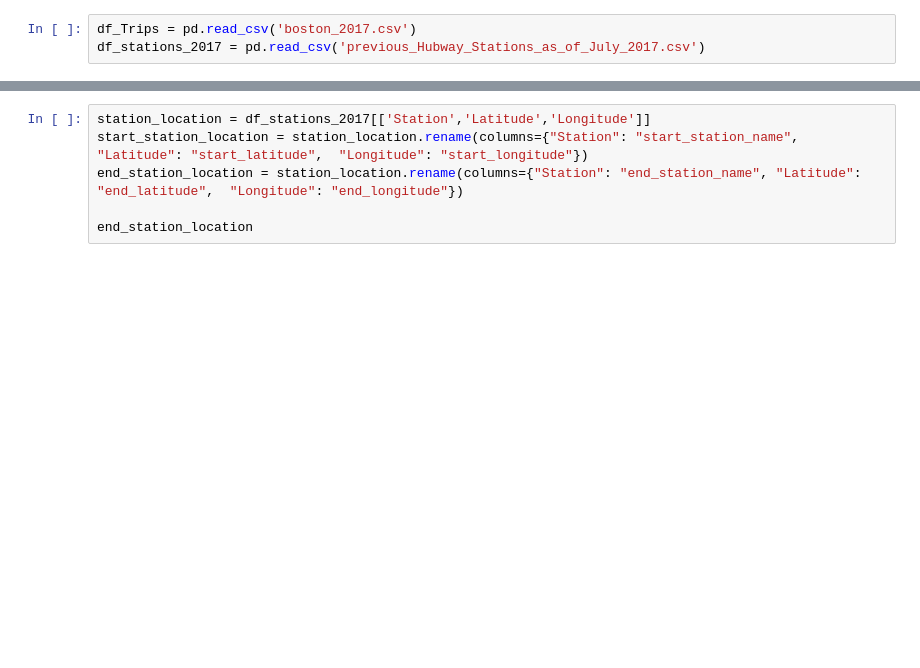
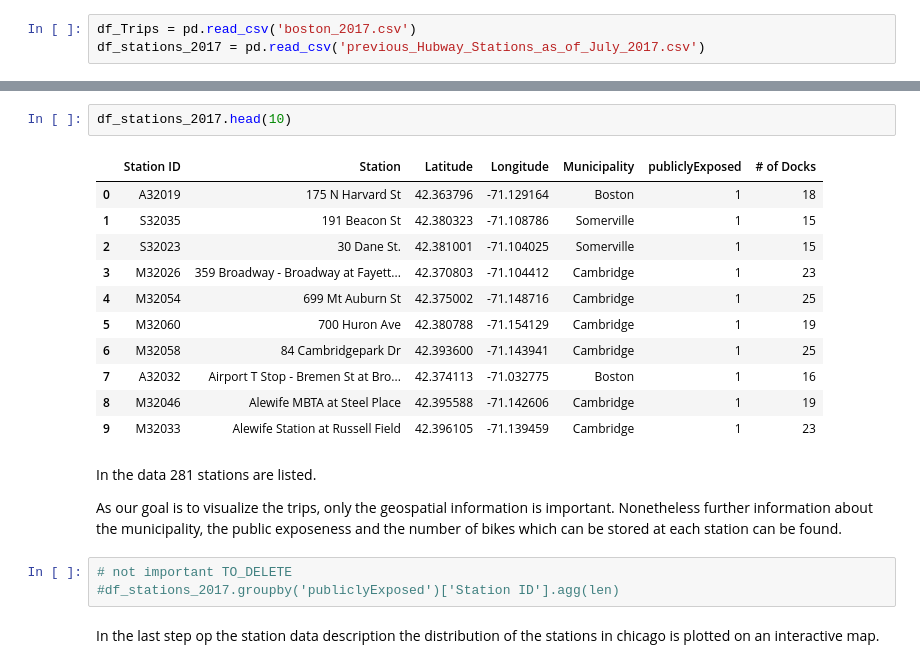
Before and after one commit to NinoVo931/AA_Project, a Jupyter notebook: Station_Cleaning.ipynb, the cells around one changed output, grey strips where cells are left out. Cells and saved outputs as stored; diff of their text form; blank space fills up the shorter version.

```diff
--- a/Station_Cleaning.ipynb
+++ b/Station_Cleaning.ipynb
@@ -16,6 +36,24 @@ df_stations_2017.info()
-# %%
-station_location = df_stations_2017[['Station','Latitude','Longitude']]
-start_station_location = station_location.rename(columns={"Station": "start_station_name", "Latitude": "start_latitude",  "Longitude": "start_longitude"})
-end_station_location = station_location.rename(columns={"Station": "end_station_name", "Latitude": "end_latitude",  "Longitude": "end_longitude"})
-
-end_station_location
+# %%
+df_stations_2017.head(10)
+# %% [output]
+|  | Station ID | Station | Latitude | Longitude | Municipality | publiclyExposed | # of Docks |
+| 0 | A32019 | 175 N Harvard St | 42.363796 | -71.129164 | Boston | 1 | 18 |
+| 1 | S32035 | 191 Beacon St | 42.380323 | -71.108786 | Somerville | 1 | 15 |
+| 2 | S32023 | 30 Dane St. | 42.381001 | -71.104025 | Somerville | 1 | 15 |
+| 3 | M32026 | 359 Broadway - Broadway at Fayett... | 42.370803 | -71.104412 | Cambridge | 1 | 23 |
+| 4 | M32054 | 699 Mt Auburn St | 42.375002 | -71.148716 | Cambridge | 1 | 25 |
+| 5 | M32060 | 700 Huron Ave | 42.380788 | -71.154129 | Cambridge | 1 | 19 |
+| 6 | M32058 | 84 Cambridgepark Dr | 42.393600 | -71.143941 | Cambridge | 1 | 25 |
+| 7 | A32032 | Airport T Stop - Bremen St at Bro... | 42.374113 | -71.032775 | Boston | 1 | 16 |
+| 8 | M32046 | Alewife MBTA at Steel Place | 42.395588 | -71.142606 | Cambridge | 1 | 19 |
+| 9 | M32033 | Alewife Station at Russell Field | 42.396105 | -71.139459 | Cambridge | 1 | 23 |
+# %% [markdown]
+In the data 281 stations are listed.
+
+As our goal is to visualize the trips, only the geospatial information is important.
+Nonetheless further information about the municipality, the public exposeness and the number of bikes which can be stored at each station can be found.
+# %%
+# not important TO_DELETE
+#df_stations_2017.groupby('publiclyExposed')['Station ID'].agg(len)
+# %% [markdown]
+In the last step op the station data description the distribution of the stations in chicago is plotted on an interactive map.
```
Also changed, not shown: parts of 21 cells of this notebook.
